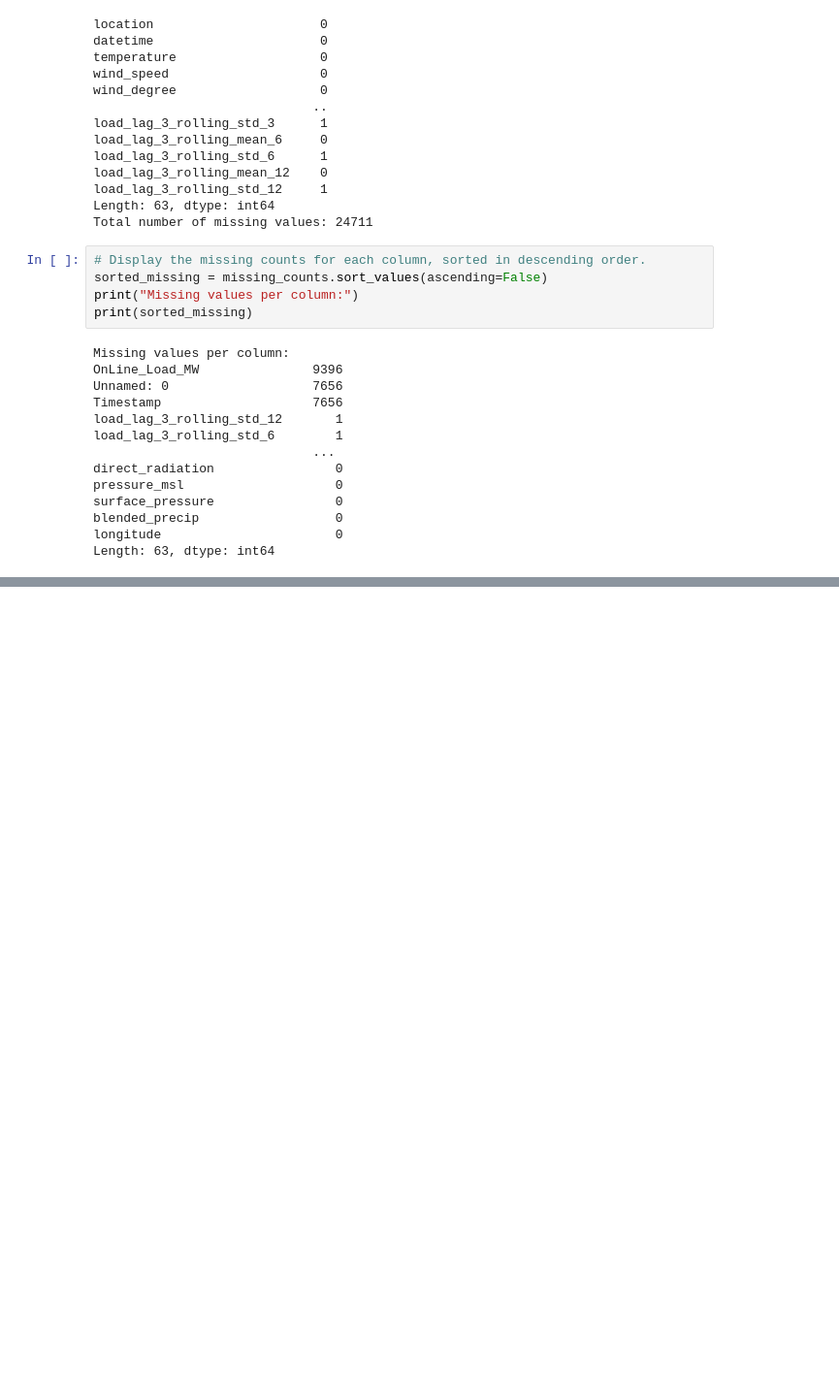
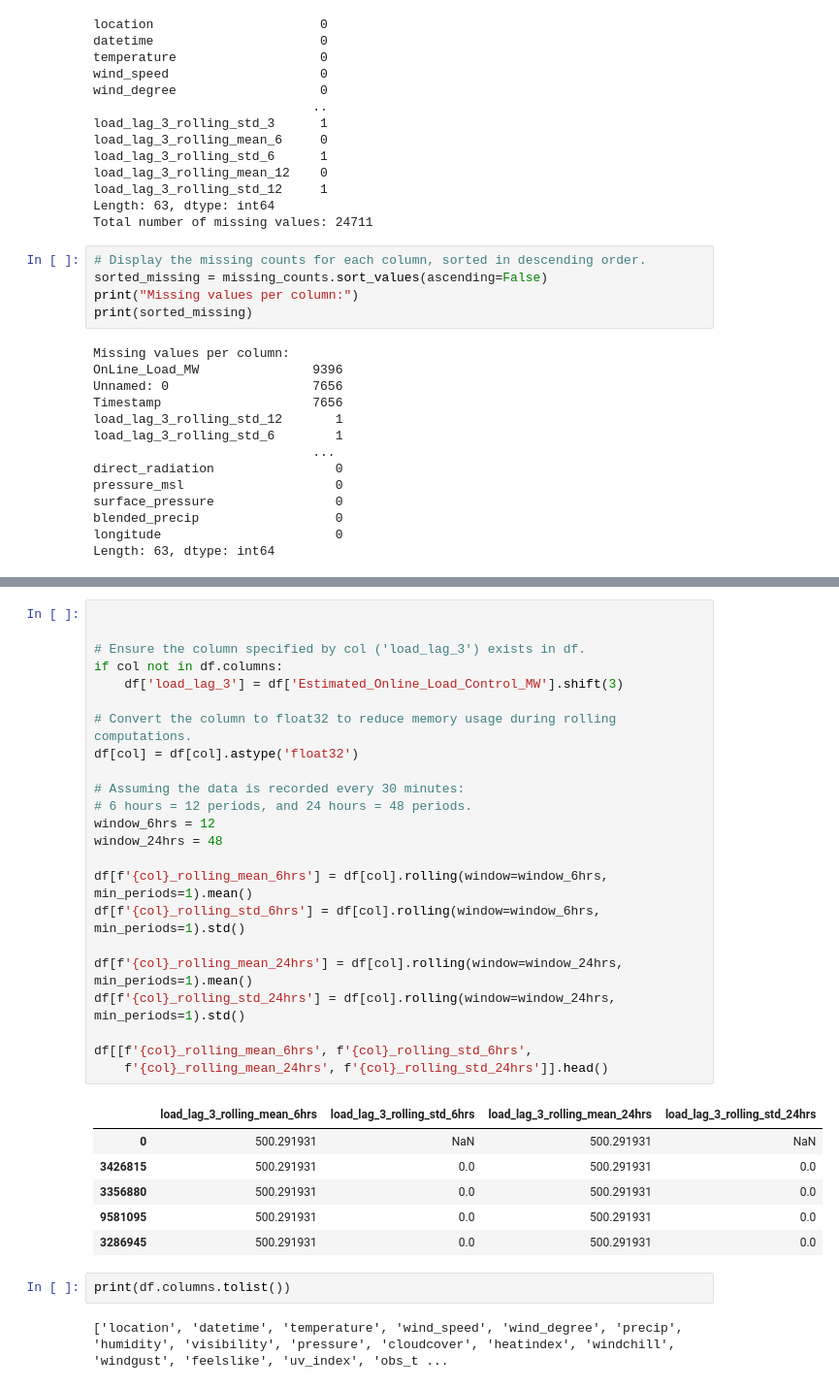
Before and after one commit to LNRobertson/East_River, a Jupyter notebook: notebooks/feature_engineering/feature_engineering.ipynb, the cells around one changed output, grey strips where cells are left out. Shown at 97% size. Saved outputs shown, nothing was run; the diff lists cells and outputs as text; blank space fills up the shorter version.

```diff
--- a/notebooks/feature_engineering/feature_engineering.ipynb
+++ b/notebooks/feature_engineering/feature_engineering.ipynb
@@ -316,0 +307,34 @@ Length: 63, dtype: int64
+# %%
+
+
+# Ensure the column specified by col ('load_lag_3') exists in df.
+if col not in df.columns:
+    df['load_lag_3'] = df['Estimated_Online_Load_Control_MW'].shift(3)
+
+# Convert the column to float32 to reduce memory usage during rolling computations.
+df[col] = df[col].astype('float32')
+
+# Assuming the data is recorded every 30 minutes:
+# 6 hours = 12 periods, and 24 hours = 48 periods.
+window_6hrs = 12
+window_24hrs = 48
+
+df[f'{col}_rolling_mean_6hrs'] = df[col].rolling(window=window_6hrs, min_periods=1).mean()
+df[f'{col}_rolling_std_6hrs'] = df[col].rolling(window=window_6hrs, min_periods=1).std()
+
+df[f'{col}_rolling_mean_24hrs'] = df[col].rolling(window=window_24hrs, min_periods=1).mean()
+df[f'{col}_rolling_std_24hrs'] = df[col].rolling(window=window_24hrs, min_periods=1).std()
+
+df[[f'{col}_rolling_mean_6hrs', f'{col}_rolling_std_6hrs',
+    f'{col}_rolling_mean_24hrs', f'{col}_rolling_std_24hrs']].head()
+# %% [output]
+|  | load_lag_3_rolling_mean_6hrs | load_lag_3_rolling_std_6hrs | load_lag_3_rolling_mean_24hrs | load_lag_3_rolling_std_24hrs |
+| 0 | 500.291931 | NaN | 500.291931 | NaN |
+| 3426815 | 500.291931 | 0.0 | 500.291931 | 0.0 |
+| 3356880 | 500.291931 | 0.0 | 500.291931 | 0.0 |
+| 9581095 | 500.291931 | 0.0 | 500.291931 | 0.0 |
+| 3286945 | 500.291931 | 0.0 | 500.291931 | 0.0 |
+# %%
+print(df.columns.tolist())
+# %% [output]
+['location', 'datetime', 'temperature', 'wind_speed', 'wind_degree', 'precip', 'humidity', 'visibility', 'pressure', 'cloudcover', 'heatindex', 'windchill', 'windgust', 'feelslike', 'uv_index', 'obs_t ...
```
Also changed, not shown: parts of 21 cells of this notebook, 1 other file.
